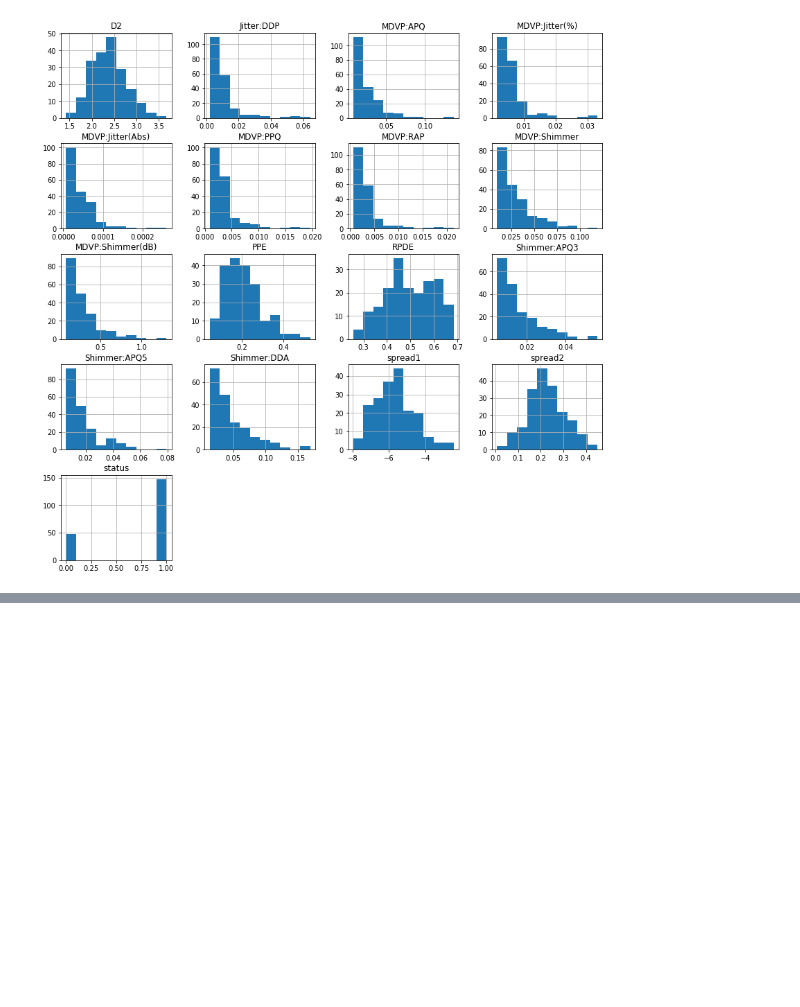
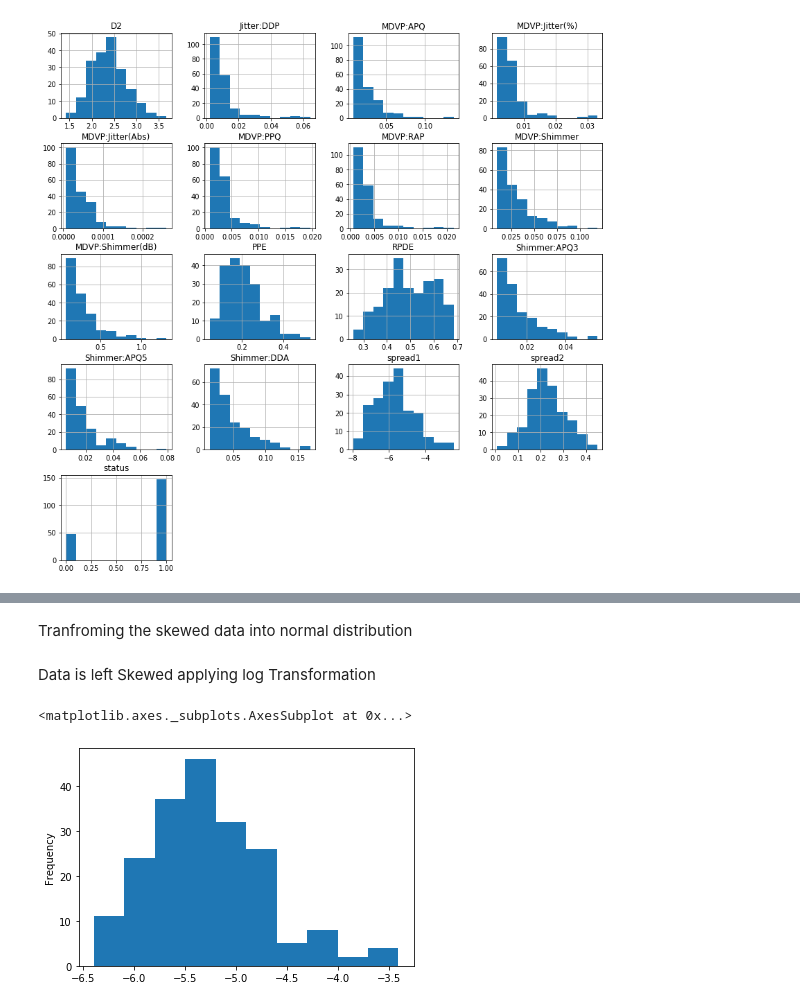
Before and after one commit to rishikonapure/technocolab-internship, a Jupyter notebook: MiniProject1/Parkinsons disease day1.ipynb, the cells around one changed output, grey strips where cells are left out. Drawn from its saved outputs; the diff is of its cells as text; code cells hidden in the pictures; blank space fills up the shorter version.

```diff
--- a/MiniProject1/Parkinsons disease day1.ipynb
+++ b/MiniProject1/Parkinsons disease day1.ipynb
@@ -222,0 +225,11 @@ sns.pairplot(feature_dataset,hue='status')
+# %% [markdown]
+Tranfroming the skewed data into normal distribution
+# %% [markdown]
+Data is left Skewed applying log Transformation
+# %%
+feature_dataset["MDVP:Jitter(%)"] = feature_dataset["MDVP:Jitter(%)"].transform(np.log)
+# %%
+feature_dataset["MDVP:Jitter(%)"].plot.hist()
+# %% [output]
+<matplotlib.axes._subplots.AxesSubplot at 0x...>
+[figure, added]
```
Also changed, not shown: parts of 6 cells of this notebook.
